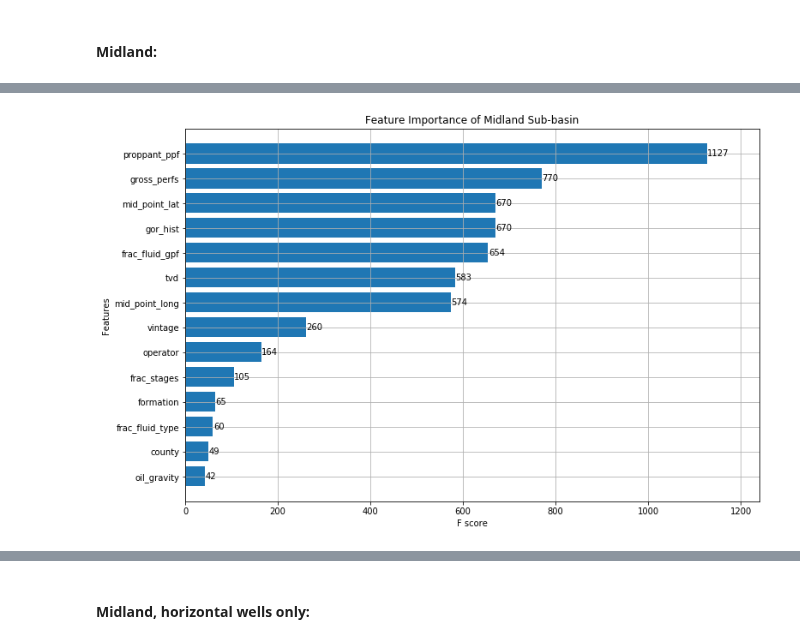
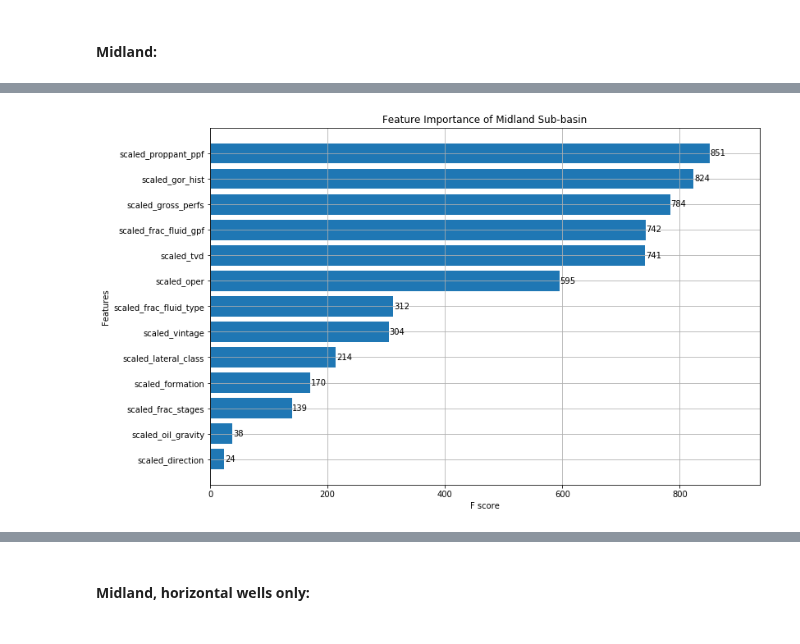
Before and after one commit to duc-analytica/DUC, a Jupyter notebook: ssg_model.ipynb, the cells around one changed output, grey strips where cells are left out. Saved outputs shown, nothing was run; the diff lists cells and outputs as text; code cells hidden in the pictures.

```diff
--- a/ssg_model.ipynb
+++ b/ssg_model.ipynb
@@ -612,5 +484,5 @@ CP_df.sample(5)
 # %%
-xgb_df = CP_df.drop(columns=['recovery', 'peak_boepd', 'ip90_boeqpd', 'months_active', 'sur_long','sur_lat']).copy()
+xgb_df = CP_df.drop(columns=['recovery']).copy()
 
 xgb_params = {
     'max_depth': 8,
@@ -678,6 +569,6 @@ abs_df:
 # %% [markdown]
 #### Delaware:
 # %%
-Del_df = scaled_df[(scaled_df['sub-basin'] == 0.5)]
+Del_df = scaled_df[(scaled_df['scaled_sub_basin'] == 0.5)]
 Del_df.sample(5)
 # %% [output]
@@ -691,5 +581,5 @@ Del_df.sample(5)
 # %%
-xgb_df = Del_df.drop(columns=['recovery', 'peak_boepd', 'ip90_boeqpd', 'months_active', 'sur_long','sur_lat']).copy()
+xgb_df = Del_df.drop(columns=['recovery']).copy()
 
 xgb_params = {
     'max_depth': 8,
@@ -760,6 +669,6 @@ abs_df:
 # %% [markdown]
 #### Midland:
 # %%
-Mid_df = scaled_df[(scaled_df['sub-basin'] == 1)]
+Mid_df = scaled_df[(scaled_df['scaled_sub_basin'] == 1)]
 Mid_df.sample(5)
 # %% [output]
@@ -773,19 +681,19 @@ Mid_df.sample(5)
 # %%
-xgb_df = Mid_df.drop(columns=['recovery', 'peak_boepd', 'ip90_boeqpd', 'months_active', 'sur_long','sur_lat', 'lateral_class']).copy()
+xgb_df = Mid_df.drop(columns=['recovery']).copy()
 
 xgb_params = {
     'max_depth': 8,
     'seed' : 493
 }
 dtrain = xgb.DMatrix(xgb_df, Mid_df.recovery, feature_names=xgb_df.columns.values)
 model = xgb.train(dict(xgb_params, silent=0), dtrain, num_boost_round=50)
 
 # plot the important features #
 fig, ax = plt.subplots(figsize=(12,8))
 xgb.plot_importance(model, max_num_features=50, height=0.8, ax=ax)
 plt.title('Feature Importance of Midland Sub-basin')
 plt.show()
 # %% [output]
-[figure, old version]
+[figure, new version]
 # %%
 # Independent variables:
```
Also changed, not shown: parts of 65 cells of this notebook.
